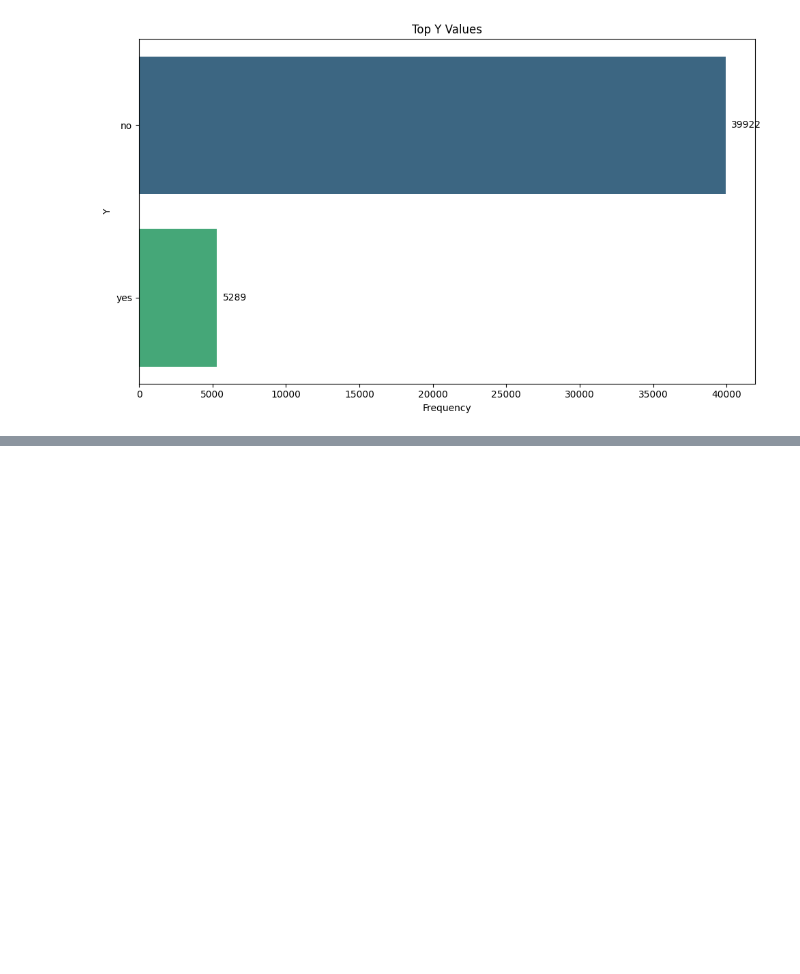
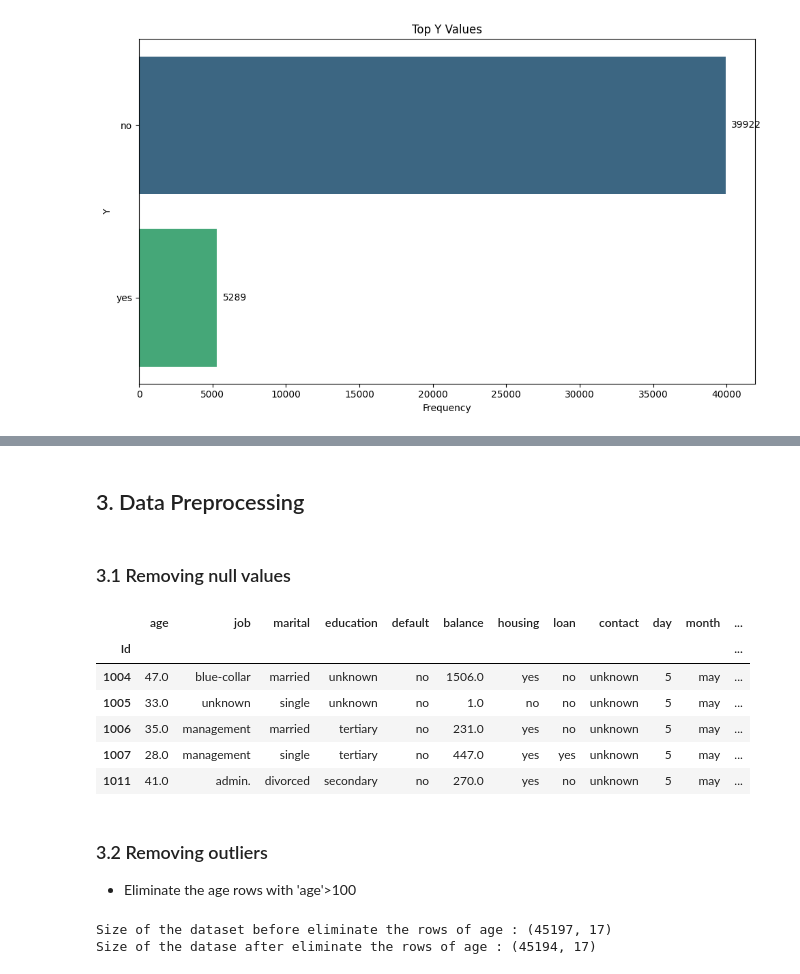
Before and after one commit to jjosorioc/Bank-Client-Attributes-and-Marketing-Outcomes, a Jupyter notebook: SupervisedLearning.ipynb, the cells around one changed output, grey strips where cells are left out. Saved outputs shown, nothing was run; the diff lists cells and outputs as text; code cells hidden in the pictures; blank space fills up the shorter version.

```diff
--- a/SupervisedLearning.ipynb
+++ b/SupervisedLearning.ipynb
@@ -209,0 +214,26 @@ plt.show()
+# %% [markdown]
+## 3. Data Preprocessing
+# %% [markdown]
+### 3.1 Removing null values
+# %%
+df.dropna(inplace=True)
+df.head()
+# %% [output]
+|  | age | job | marital | education | default | balance | housing | loan | contact | day | month | ... |
+| Id |  |  |  |  |  |  |  |  |  |  |  | ... |
+| 1004 | 47.0 | blue-collar | married | unknown | no | 1506.0 | yes | no | unknown | 5 | may | ... |
+| 1005 | 33.0 | unknown | single | unknown | no | 1.0 | no | no | unknown | 5 | may | ... |
+| 1006 | 35.0 | management | married | tertiary | no | 231.0 | yes | no | unknown | 5 | may | ... |
+| 1007 | 28.0 | management | single | tertiary | no | 447.0 | yes | yes | unknown | 5 | may | ... |
+| 1011 | 41.0 | admin. | divorced | secondary | no | 270.0 | yes | no | unknown | 5 | may | ... |
+# %% [markdown]
+### 3.2 Removing outliers
+- Eliminate the age rows with 'age'>100
+# %%
+print(f'Size of the dataset before eliminate the rows of age : {df.shape}')
+df = df[df['age']<=100]
+df = df[df['age']>=18]
+print(f'Size of the datase after eliminate the rows of age : {df.shape}')
+# %% [output]
+Size of the dataset before eliminate the rows of age : (45197, 17)
+Size of the datase after eliminate the rows of age : (45194, 17)
```
Also changed, not shown: parts of 9 cells of this notebook.
